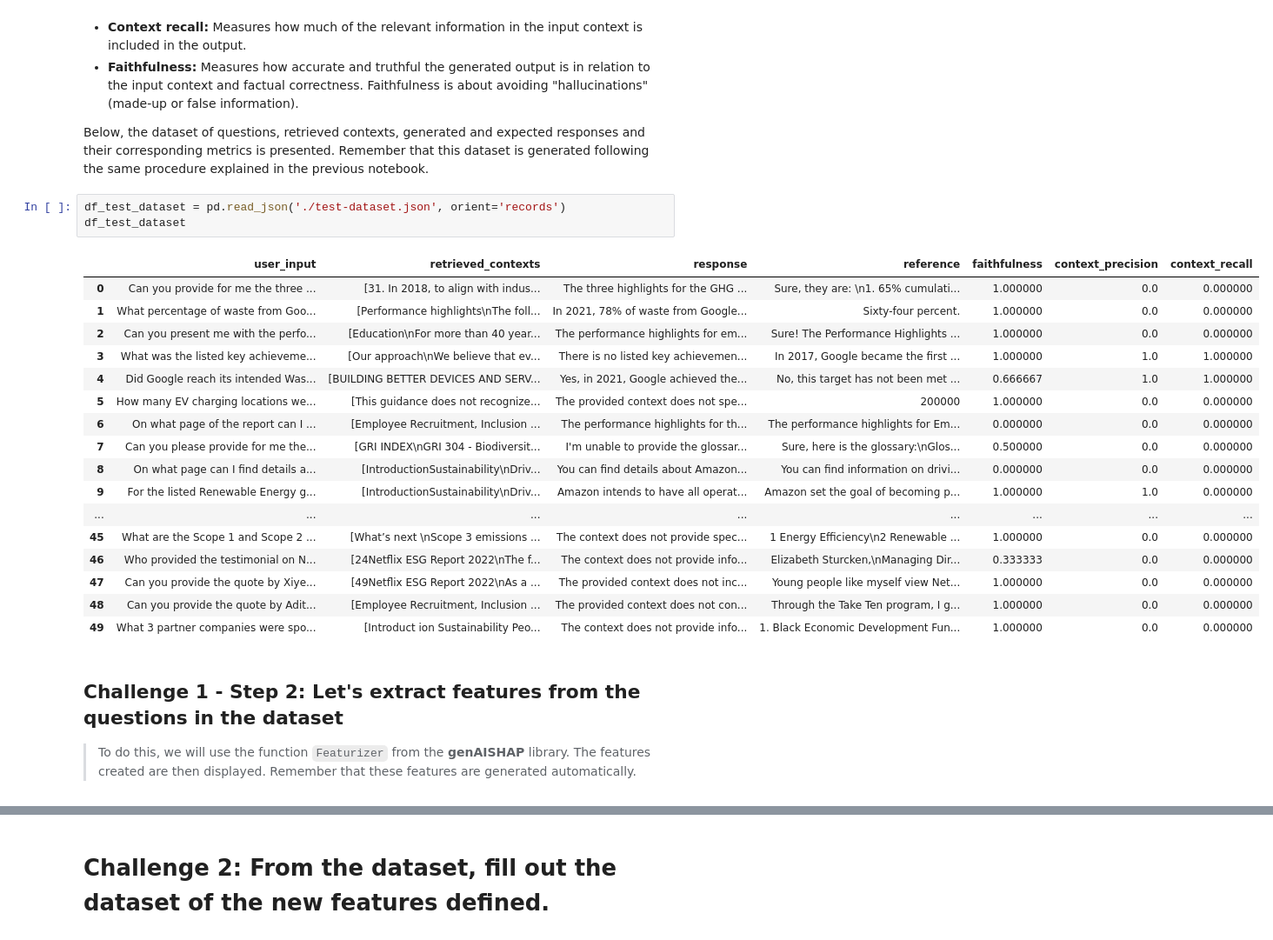
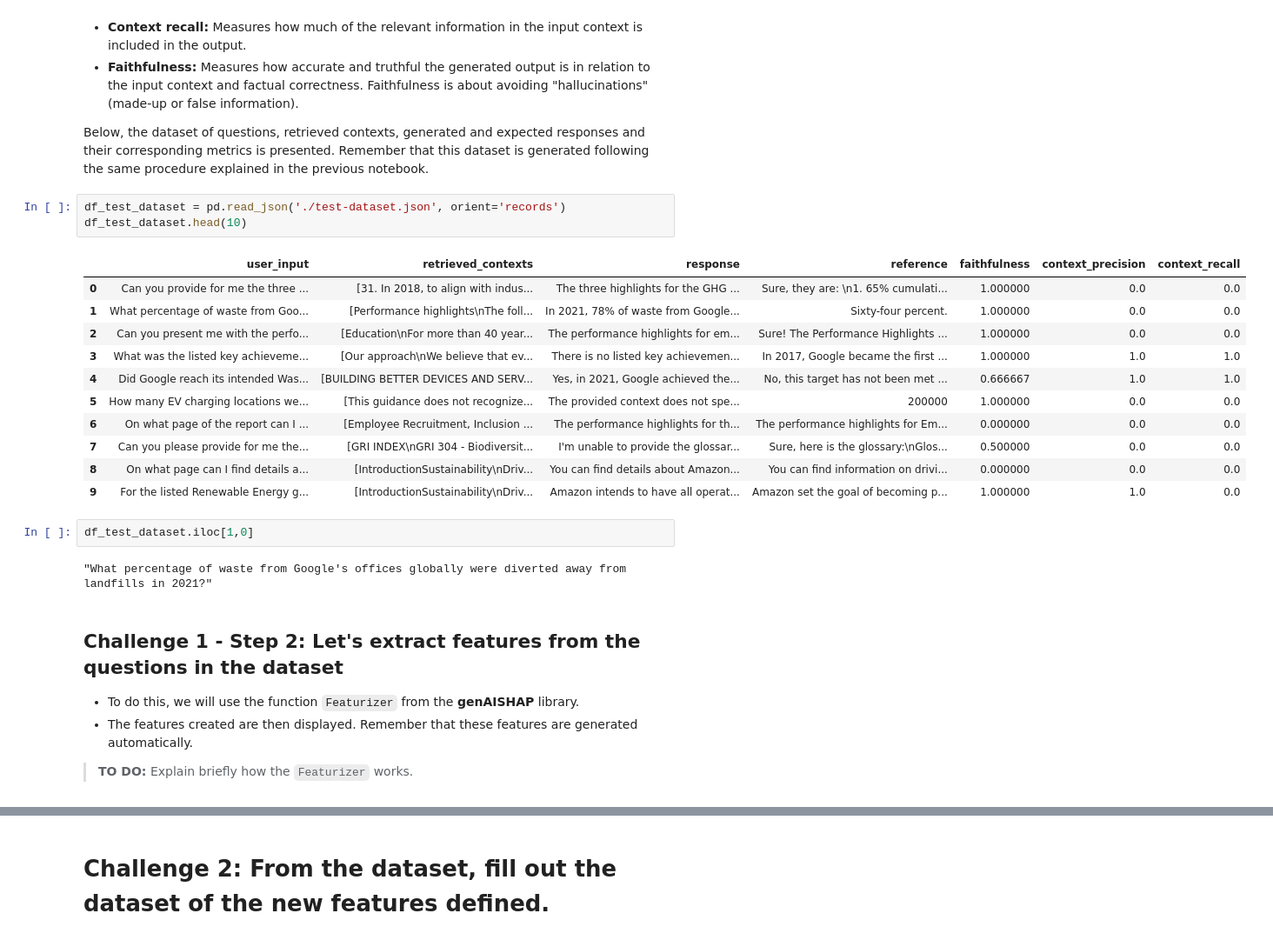
Before and after one commit to gustavo-pabon/tc-2025, a Jupyter notebook: 02-explain metrics.ipynb, the cells around one changed output, grey strips where cells are left out. Shown: that part at 87% size. Saved outputs shown, nothing was run; the diff lists cells and outputs as text.

```diff
--- a/02-explain metrics.ipynb
+++ b/02-explain metrics.ipynb
@@ -59,29 +55,30 @@ shap.initjs()
 Below, the dataset of questions, retrieved contexts, generated and expected responses and their corresponding metrics is presented. Remember that this dataset is generated following the same procedure explained in the previous notebook.
 # %%
 df_test_dataset = pd.read_json('./test-dataset.json', orient='records')
-df_test_dataset
+df_test_dataset.head(10)
 # %% [output]
 |  | user_input | retrieved_contexts | response | reference | faithfulness | context_precision | context_recall |
-| 0 | Can you provide for me the three ... | [31. In 2018, to align with indus... | The three highlights for the GHG ... | Sure, they are: \n1. 65% cumulati... | 1.000000 | 0.0 | 0.000000 |
-| 1 | What percentage of waste from Goo... | [Performance highlights\nThe foll... | In 2021, 78% of waste from Google... | Sixty-four percent. | 1.000000 | 0.0 | 0.000000 |
-| 2 | Can you present me with the perfo... | [Education\nFor more than 40 year... | The performance highlights for em... | Sure! The Performance Highlights ... | 1.000000 | 0.0 | 0.000000 |
-| 3 | What was the listed key achieveme... | [Our approach\nWe believe that ev... | There is no listed key achievemen... | In 2017, Google became the first ... | 1.000000 | 1.0 | 1.000000 |
-| 4 | Did Google reach its intended Was... | [BUILDING BETTER DEVICES AND SERV... | Yes, in 2021, Google achieved the... | No, this target has not been met ... | 0.666667 | 1.0 | 1.000000 |
-| 5 | How many EV charging locations we... | [This guidance does not recognize... | The provided context does not spe... | 200000 | 1.000000 | 0.0 | 0.000000 |
-| 6 | On what page of the report can I ... | [Employee Recruitment, Inclusion ... | The performance highlights for th... | The performance highlights for Em... | 0.000000 | 0.0 | 0.000000 |
-| 7 | Can you please provide for me the... | [GRI INDEX\nGRI 304 - Biodiversit... | I'm unable to provide the glossar... | Sure, here is the glossary:\nGlos... | 0.500000 | 0.0 | 0.000000 |
-| 8 | On what page can I find details a... | [IntroductionSustainability\nDriv... | You can find details about Amazon... | You can find information on drivi... | 0.000000 | 0.0 | 0.000000 |
-| 9 | For the listed Renewable Energy g... | [IntroductionSustainability\nDriv... | Amazon intends to have all operat... | Amazon set the goal of becoming p... | 1.000000 | 1.0 | 0.000000 |
-| ... | ... | ... | ... | ... | ... | ... | ... |
-| 45 | What are the Scope 1 and Scope 2 ... | [What’s next \nScope 3 emissions ... | The context does not provide spec... | 1 Energy Efficiency\n2 Renewable ... | 1.000000 | 0.0 | 0.000000 |
-| 46 | Who provided the testimonial on N... | [24Netflix ESG Report 2022\nThe f... | The context does not provide info... | Elizabeth Sturcken,\nManaging Dir... | 0.333333 | 0.0 | 0.000000 |
-| 47 | Can you provide the quote by Xiye... | [49Netflix ESG Report 2022\nAs a ... | The provided context does not inc... | Young people like myself view Net... | 1.000000 | 0.0 | 0.000000 |
-| 48 | Can you provide the quote by Adit... | [Employee Recruitment, Inclusion ... | The provided context does not con... | Through the Take Ten program, I g... | 1.000000 | 0.0 | 0.000000 |
-| 49 | What 3 partner companies were spo... | [Introduct ion Sustainability Peo... | The context does not provide info... | 1. Black Economic Development Fun... | 1.000000 | 0.0 | 0.000000 |
+| 0 | Can you provide for me the three ... | [31. In 2018, to align with indus... | The three highlights for the GHG ... | Sure, they are: \n1. 65% cumulati... | 1.000000 | 0.0 | 0.0 |
+| 1 | What percentage of waste from Goo... | [Performance highlights\nThe foll... | In 2021, 78% of waste from Google... | Sixty-four percent. | 1.000000 | 0.0 | 0.0 |
+| 2 | Can you present me with the perfo... | [Education\nFor more than 40 year... | The performance highlights for em... | Sure! The Performance Highlights ... | 1.000000 | 0.0 | 0.0 |
+| 3 | What was the listed key achieveme... | [Our approach\nWe believe that ev... | There is no listed key achievemen... | In 2017, Google became the first ... | 1.000000 | 1.0 | 1.0 |
+| 4 | Did Google reach its intended Was... | [BUILDING BETTER DEVICES AND SERV... | Yes, in 2021, Google achieved the... | No, this target has not been met ... | 0.666667 | 1.0 | 1.0 |
+| 5 | How many EV charging locations we... | [This guidance does not recognize... | The provided context does not spe... | 200000 | 1.000000 | 0.0 | 0.0 |
+| 6 | On what page of the report can I ... | [Employee Recruitment, Inclusion ... | The performance highlights for th... | The performance highlights for Em... | 0.000000 | 0.0 | 0.0 |
+| 7 | Can you please provide for me the... | [GRI INDEX\nGRI 304 - Biodiversit... | I'm unable to provide the glossar... | Sure, here is the glossary:\nGlos... | 0.500000 | 0.0 | 0.0 |
+| 8 | On what page can I find details a... | [IntroductionSustainability\nDriv... | You can find details about Amazon... | You can find information on drivi... | 0.000000 | 0.0 | 0.0 |
+| 9 | For the listed Renewable Energy g... | [IntroductionSustainability\nDriv... | Amazon intends to have all operat... | Amazon set the goal of becoming p... | 1.000000 | 1.0 | 0.0 |
+# %%
+df_test_dataset.iloc[1,0]
+# %% [output]
+"What percentage of waste from Google's offices globally were diverted away from landfills in 2021?"
 # %% [markdown]
 ## Challenge 1 - Step 2: Let's extract features from the questions in the dataset
-> To do this, we will use the function `Featurizer` from the **genAISHAP** library.
-> The features created are then displayed. Remember that these features are generated automatically.
+
+* To do this, we will use the function `Featurizer` from the **genAISHAP** library.
+* The features created are then displayed. Remember that these features are generated automatically.
+
+> **TO DO:** Explain briefly how the `Featurizer` works.
 # %%
 %%time
 
```
Also changed, not shown: parts of 21 cells of this notebook, 4 other files.
